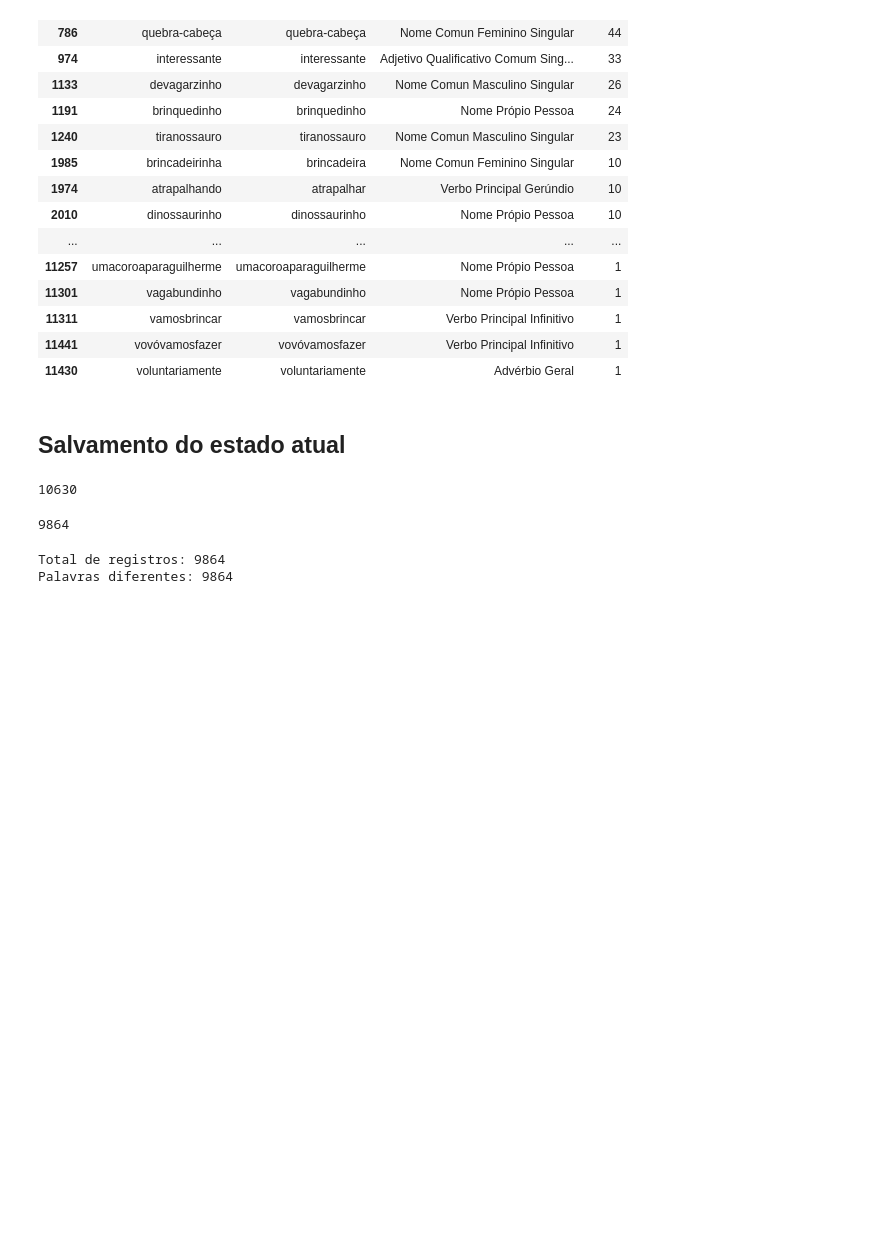
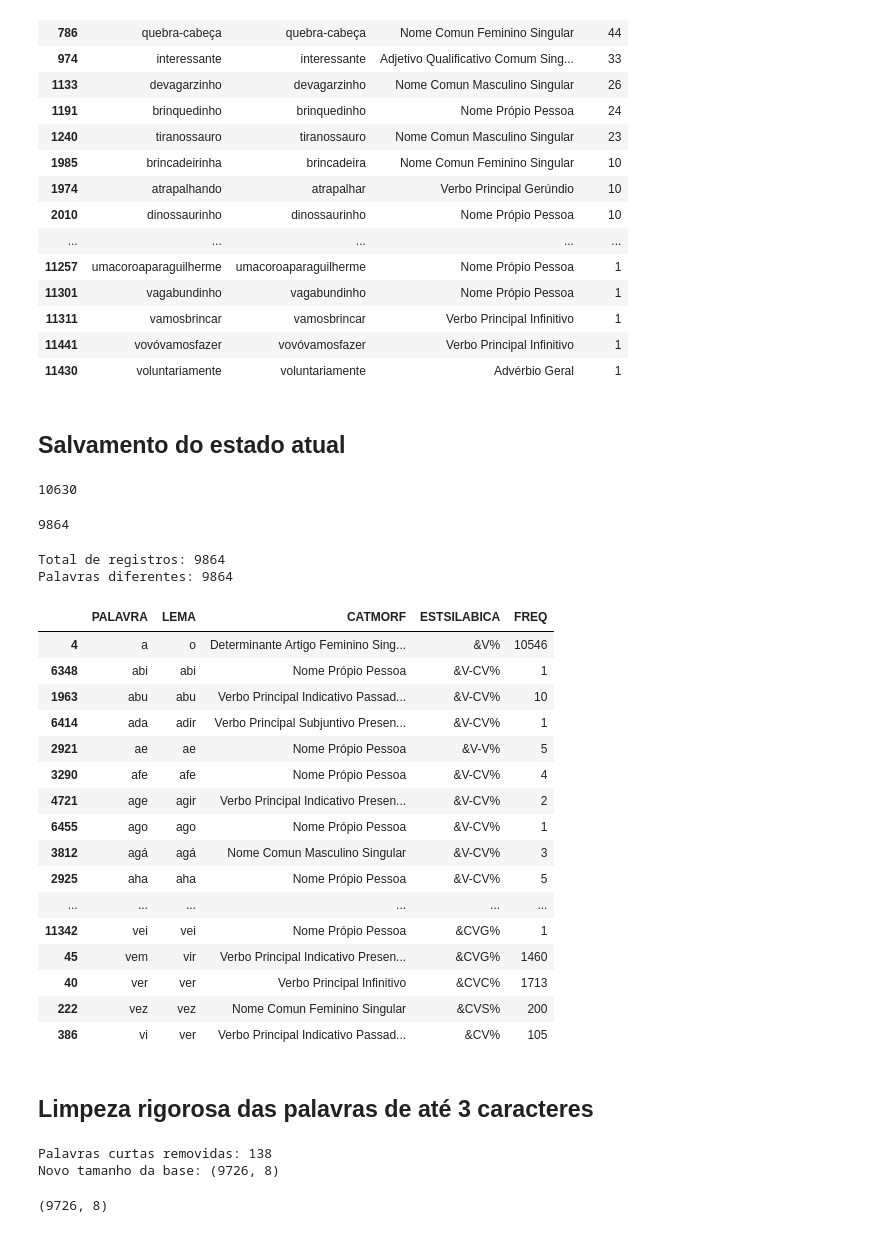
Before and after one commit to FatecFranca/DSM-P5-G01-2026-02, a Jupyter notebook: Pre_processamento_3.ipynb, the cells around one changed output. Saved outputs shown, nothing was run; the diff lists cells and outputs as text; code cells hidden in the pictures; blank space fills up the shorter version.

Commit message:
tratamento da base em relação a plavras com até 3 caracteres

```diff
--- a/Pre_processamento_3.ipynb
+++ b/Pre_processamento_3.ipynb
@@ -296,0 +311,61 @@ df.to_excel(
+# %%
+pd.set_option("display.max_rows", None)
+
+palavras_curta = df[
+    df["PALAVRA"].str.len().isin([1, 2, 3])
+].sort_values(
+    by=["PALAVRA", "FREQ"],
+    ascending=[True, False]
+)
+
+palavras_curta[
+    ["PALAVRA", "LEMA", "CATMORF", "ESTSILABICA", "FREQ"]
+]
+# %% [output]
+|  | PALAVRA | LEMA | CATMORF | ESTSILABICA | FREQ |
+| 4 | a | o | Determinante Artigo Feminino Sing... | &V% | 10546 |
+| 6348 | abi | abi | Nome Própio Pessoa | &V-CV% | 1 |
+| 1963 | abu | abu | Verbo Principal Indicativo Passad... | &V-CV% | 10 |
+| 6414 | ada | adir | Verbo Principal Subjuntivo Presen... | &V-CV% | 1 |
+| 2921 | ae | ae | Nome Própio Pessoa | &V-V% | 5 |
+| 3290 | afe | afe | Nome Própio Pessoa | &V-CV% | 4 |
+| 4721 | age | agir | Verbo Principal Indicativo Presen... | &V-CV% | 2 |
+| 6455 | ago | ago | Nome Própio Pessoa | &V-CV% | 1 |
+| 3812 | agá | agá | Nome Comun Masculino Singular | &V-CV% | 3 |
+| 2925 | aha | aha | Nome Própio Pessoa | &V-CV% | 5 |
+| ... | ... | ... | ... | ... | ... |
+| 11342 | vei | vei | Nome Própio Pessoa | &CVG% | 1 |
+| 45 | vem | vir | Verbo Principal Indicativo Presen... | &CVG% | 1460 |
+| 40 | ver | ver | Verbo Principal Infinitivo | &CVC% | 1713 |
+| 222 | vez | vez | Nome Comun Feminino Singular | &CVS% | 200 |
+| 386 | vi | ver | Verbo Principal Indicativo Passad... | &CV% | 105 |
+# %% [markdown]
+## Limpeza rigorosa das palavras de até 3 caracteres
+# %%
+curta = df[df["PALAVRA"].astype(str).str.len().le(3)].copy()
+cat = curta["CATMORF"].fillna("").astype(str)
+remove_cat = cat.str.contains("Interjei|Nome Própio Outros|Nome Própio Organização", regex=True, na=False)
+nomes_proprios_mantidos = {"ben", "eva", "léo", "max", "noé", "zé"}
+eh_nome_proprio = cat.str.contains("Nome Própio", na=False)
+remove_nome_proprio = eh_nome_proprio & ~curta["PALAVRA"].isin(nomes_proprios_mantidos)
+palavras_remover = {"ah", "aha", "ahá", "ahã", "ai", "alô", "eba", "eca", "ei", "epa", "ham", "hau", "oi", "olá", "opa", "ops", "oxe", "oxi", "piu", "pum", "ufa", "uhu", "ui", "uai", "ups", "xiu", "box", "boy", "sex", "six", "toy", "zoo", "aqi", "vcé", "gfa", "gpa", "irr", "ixi", "lex", "rex", "tsu", "tsi", "vxi", "xii", "eee", "iii", "ooo", "uuu", "xxx"}
+remove_manual = curta["PALAVRA"].isin(palavras_remover)
+repeticao = curta["PALAVRA"].astype(str).str.len().ge(2) & curta["PALAVRA"].astype(str).str.fullmatch(r"(.)\1+", na=False)
+indices_remover_curta = curta.index[remove_cat | remove_nome_proprio | remove_manual | repeticao]
+df = df.drop(index=indices_remover_curta).copy()
+print("Palavras curtas removidas:", len(indices_remover_curta))
+print("Novo tamanho da base:", df.shape)
+df.to_excel("Corpus_SANTOS_TONI_FDC_tratado_sem_repeticoes.xlsx", index=False)
+# %% [output]
+Palavras curtas removidas: 138
+Novo tamanho da base: (9726, 8)
+# %%
+import pandas as pd
+
+df = pd.read_excel(
+    "Corpus_SANTOS_TONI_FDC_tratado_sem_repeticoes.xlsx"
+)
+
+print(df.shape)
+# %% [output]
+(9726, 8)
```
Also changed, not shown: parts of 21 cells of this notebook, 2 other files.
